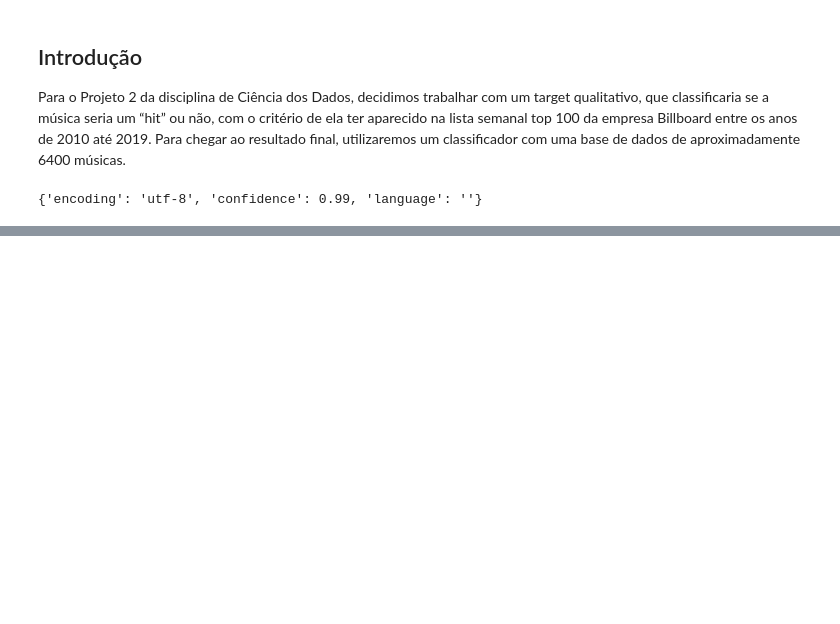
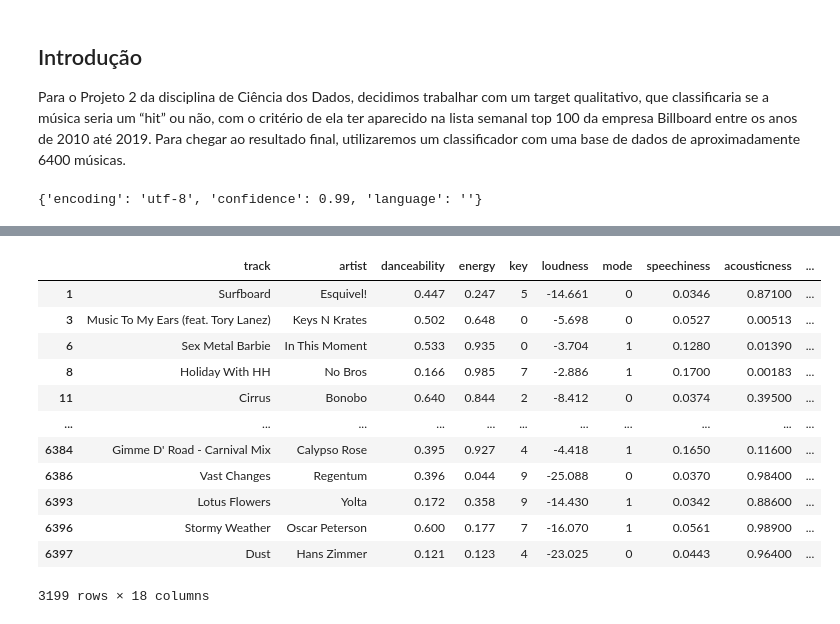
Before and after one commit to Cesar0106/Projeto2-Dados, a Jupyter notebook: Projeto 2 CDados.ipynb, the cells around one changed output, grey strips where cells are left out. Cells and saved outputs as stored; diff of their text form; code cells hidden in the pictures; blank space fills up the shorter version.

```diff
--- a/Projeto 2 CDados.ipynb
+++ b/Projeto 2 CDados.ipynb
@@ -61,0 +118,18 @@ Este Dataset tem:  6398
+# %%
+#todos os nao hits
+not_hit = dados.loc[dados["target"] == False, :]
+not_hit
+# %% [output]
+|  | track | artist | danceability | energy | key | loudness | mode | speechiness | acousticness | ... |
+| 1 | Surfboard | Esquivel! | 0.447 | 0.247 | 5 | -14.661 | 0 | 0.0346 | 0.87100 | ... |
+| 3 | Music To My Ears (feat. Tory Lanez) | Keys N Krates | 0.502 | 0.648 | 0 | -5.698 | 0 | 0.0527 | 0.00513 | ... |
+| 6 | Sex Metal Barbie | In This Moment | 0.533 | 0.935 | 0 | -3.704 | 1 | 0.1280 | 0.01390 | ... |
+| 8 | Holiday With HH | No Bros | 0.166 | 0.985 | 7 | -2.886 | 1 | 0.1700 | 0.00183 | ... |
+| 11 | Cirrus | Bonobo | 0.640 | 0.844 | 2 | -8.412 | 0 | 0.0374 | 0.39500 | ... |
+| ... | ... | ... | ... | ... | ... | ... | ... | ... | ... | ... |
+| 6384 | Gimme D' Road - Carnival Mix | Calypso Rose | 0.395 | 0.927 | 4 | -4.418 | 1 | 0.1650 | 0.11600 | ... |
+| 6386 | Vast Changes | Regentum | 0.396 | 0.044 | 9 | -25.088 | 0 | 0.0370 | 0.98400 | ... |
+| 6393 | Lotus Flowers | Yolta | 0.172 | 0.358 | 9 | -14.430 | 1 | 0.0342 | 0.88600 | ... |
+| 6396 | Stormy Weather | Oscar Peterson | 0.600 | 0.177 | 7 | -16.070 | 1 | 0.0561 | 0.98900 | ... |
+| 6397 | Dust | Hans Zimmer | 0.121 | 0.123 | 4 | -23.025 | 0 | 0.0443 | 0.96400 | ... |
+3199 rows × 18 columns
```
Also changed, not shown: parts of 6 cells of this notebook, 1 other file.
